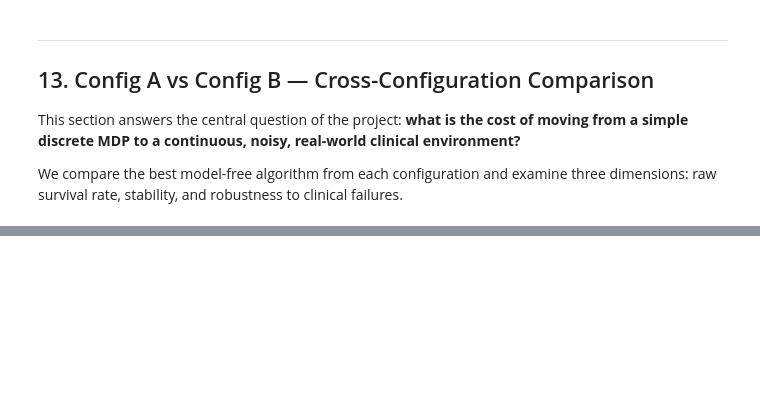
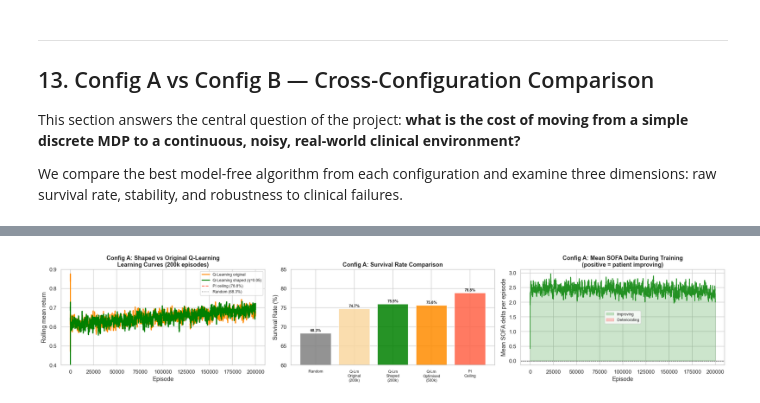
Before and after one commit to martaribeiro11/Reinforcement-Learning, a Jupyter notebook: RL Project Code/sepsis_project - Students Version/rl_sepsis_v4.ipynb, the cells around one changed output, grey strips where cells are left out. Drawn from its saved outputs; the diff is of its cells as text; code cells hidden in the pictures; blank space fills up the shorter version.

```diff
--- a/RL Project Code/sepsis_project - Students Version/rl_sepsis_v4.ipynb
+++ b/RL Project Code/sepsis_project - Students Version/rl_sepsis_v4.ipynb
@@ -1995,3 +2039,21 @@ Learning rate sensitivity summary:
 
 Best DQN: survival 69.7%
 Best PPO: survival 68.3%
+# %%
+# ── Use fully trained 500k models for all subsequent evaluations ──────────────
+# The lr sensitivity check is informative for the report but we use the
+# 500k trained models for robustness breakdown and final comparison,
+# ensuring DQN and PPO are evaluated under identical training conditions.
+
+best_dqn         = dqn_model
+best_dqn_results = dqn_results
+
+best_ppo         = ppo_model
+best_ppo_results = ppo_results
+
+print('Models selected for evaluation:')
+print(f'  Best DQN : 500k timesteps, lr=1e-4  → survival {best_dqn_results["survival_rate"]:.1f}%')
+print(f'  Best PPO : 500k timesteps, lr=3e-4  → survival {best_ppo_results["survival_rate"]:.1f}%')
+print()
+print('Note: PPO lr=1e-3 at 200k gave 68.3% in the sensitivity check but was')
+print('trained for fewer timesteps. We use the 500k default for a fair comparison.')
@@ -2407,0 +2651,80 @@ PPO                          Config B          68.3%   0.4647      +2.4pp
+# %%
+# ── Plot Config A: shaped vs original Q-Learning ─────────────────────────────
+
+window = 500
+
+# Original Q-Learning at 200k with alpha=0.1 (from grid search — already computed)
+ql_orig_200k_returns = alpha_grid_returns[('Q-Learning', 0.1)]
+ql_orig_200k_roll    = pd.Series(ql_orig_200k_returns).rolling(window, min_periods=1).mean()
+ql_shaped_roll       = pd.Series(ql_shaped_returns).rolling(window, min_periods=1).mean()
+ql_sofa_roll         = pd.Series(ql_shaped_sofa).rolling(window, min_periods=1).mean()
+
+fig, axes = plt.subplots(1, 3, figsize=(20, 4))
+
+# Learning curves: shaped vs original
+axes[0].plot(ql_orig_200k_roll, color='darkorange', linewidth=2.0,
+             label='Q-Learning original')
+axes[0].plot(ql_shaped_roll, color='green', linewidth=2.0,
+             label=f'Q-Learning shaped (η={ETA_A})')
+axes[0].axhline(pi_results['survival_rate'], color='tomato', linestyle='--',
+                linewidth=1.5, label=f'PI ceiling ({pi_results["survival_rate"]:.1f}%)')
+axes[0].axhline(survival_rate, color='gray', linestyle=':',
+                linewidth=1.5, label=f'Random ({survival_rate:.1f}%)')
+axes[0].set_xlabel('Episode')
+axes[0].set_ylabel('Rolling mean return')
+axes[0].set_title('Config A: Shaped vs Original Q-Learning\nLearning Curves (200k episodes)',
+                  fontweight='bold')
+axes[0].set_ylim(0.4, 0.9)
+axes[0].legend(fontsize=8)
+
+# Survival rate bar comparison
+bar_labels = ['Random', 'Q-Lrn\nOriginal\n(200k)', 'Q-Lrn\nShaped\n(200k)',
+              'Q-Lrn\nOptimised\n(500k)', 'PI\nCeiling']
+bar_values = [survival_rate,
+              alpha_grid_results[('Q-Learning', 0.1)]['survival_rate'],
+              ql_shaped_results['survival_rate'],
+              ql_opt_results['survival_rate'],
+              pi_results['survival_rate']]
+bar_colors = ['gray', '#fad7a0', 'green', 'darkorange', 'tomato']
+
+bars = axes[1].bar(range(len(bar_labels)), bar_values,
+                   color=bar_colors, alpha=0.85, edgecolor='white')
+axes[1].set_xticks(range(len(bar_labels)))
+axes[1].set_xticklabels(bar_labels, fontsize=8)
+axes[1].set_ylabel('Survival Rate (%)')
+axes[1].set_title('Config A: Survival Rate Comparison', fontweight='bold')
+axes[1].set_ylim(60, 85)
+for bar, val in zip(bars, bar_values):
+    axes[1].text(bar.get_x() + bar.get_width()/2, bar.get_height() + 0.2,
+                 f'{val:.1f}%', ha='center', va='bottom',
+                 fontsize=8, fontweight='bold')
+
+# SOFA delta during shaped training — shows agent learning to improve patients
+axes[2].plot(ql_sofa_roll, color='green', linewidth=1.5, alpha=0.8)
+axes[2].axhline(0, color='black', linewidth=0.8, linestyle='--')
+axes[2].set_xlabel('Episode')
+axes[2].set_ylabel('Mean SOFA delta per episode')
+axes[2].set_title('Config A: Mean SOFA Delta During Training\n(positive = patient improving)',
+                  fontweight='bold')
+axes[2].fill_between(range(len(ql_sofa_roll)),
+                     ql_sofa_roll, 0,
+                     where=ql_sofa_roll > 0,
+                     alpha=0.2, color='green', label='Improving')
+axes[2].fill_between(range(len(ql_sofa_roll)),
+                     ql_sofa_roll, 0,
+                     where=ql_sofa_roll < 0,
+                     alpha=0.2, color='red', label='Deteriorating')
+axes[2].legend(fontsize=8)
+
+plt.tight_layout()
+plt.savefig(f'{PLOTS_DIR}/creative_configA_shaping.png', bbox_inches='tight')
+plt.show()
+
+# Summary
+shaping_gain_A = (ql_shaped_results['survival_rate'] -
+                  alpha_grid_results[('Q-Learning', 0.1)]['survival_rate'])
+print(f'Config A shaping gain: {shaping_gain_A:+.1f}pp '
+      f'({alpha_grid_results[("Q-Learning", 0.1)]["survival_rate"]:.1f}% → '
+      f'{ql_shaped_results["survival_rate"]:.1f}%)')
+# %% [output]
+[figure, added]
```
Also changed, not shown: parts of 52 cells of this notebook, 23 other files.
